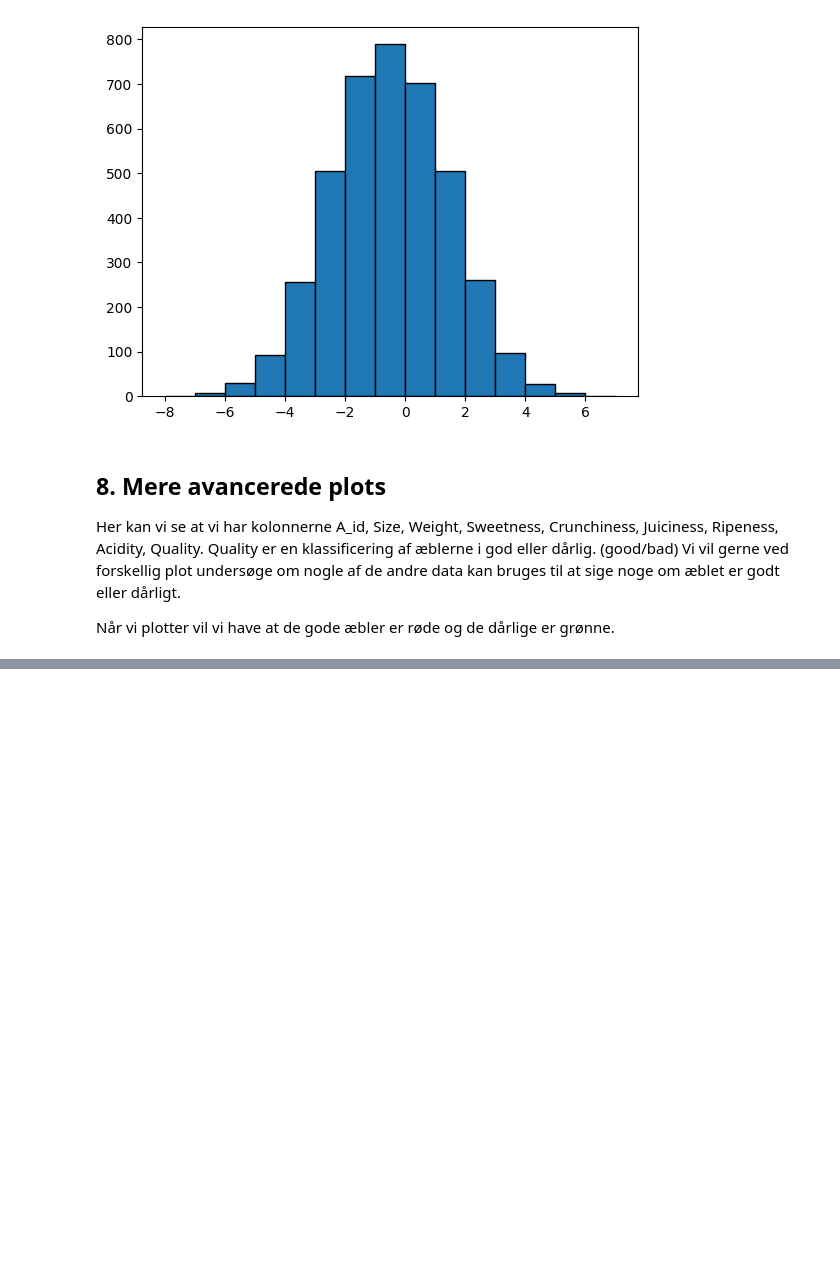
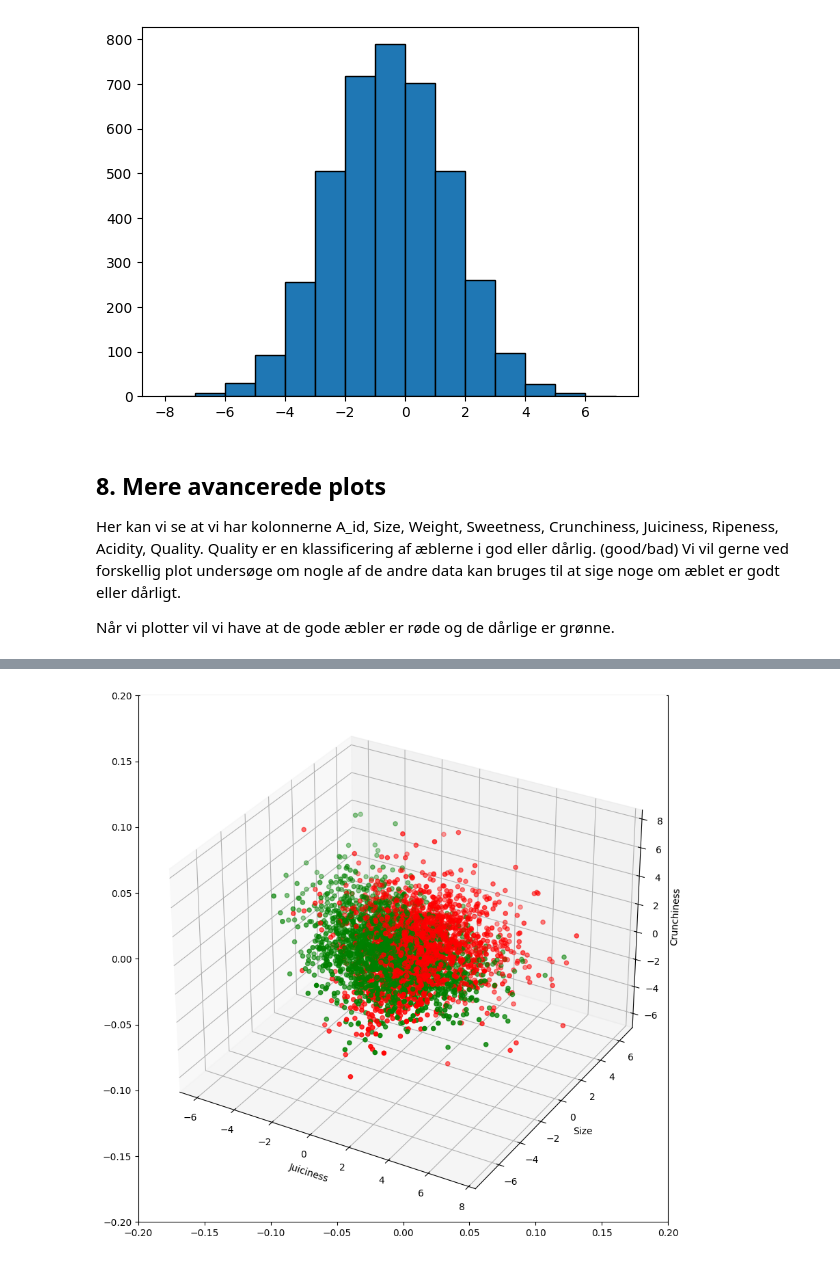
Before and after one commit to hchulvej/MachineLearning, a Jupyter notebook: Apples_elevark_test.ipynb, the cells around one changed output, grey strips where cells are left out. Saved outputs shown, nothing was run; the diff lists cells and outputs as text; code cells hidden in the pictures; blank space fills up the shorter version.

```diff
--- a/Apples_elevark_test.ipynb
+++ b/Apples_elevark_test.ipynb
@@ -299,16 +301,18 @@ Når vi plotter vil vi have at de gode æbler er røde og de dårlige er grønne
 # %%
 # Vi kan også plotte 3 egenskaber op mod hinanden i et 3D-plot.
 # Bemærk, at 'df' nedenfor er den variabel, som indeholder vores DataFrame.
 # Husk at ændre navnet, hvis din hedder noget andet.
 # Der skal lidt flere linjers kode til. Fjern # fra de næste 8 linjer.
-# fig = plt.figure(figsize=(10,10))
-# plt.margins(x=1.5, y=1.5)
-# ax = fig.add_subplot(projection='3d')
-# ax.scatter(df['Juiciness'], df['Size'], df['Crunchiness'], c=colors)
-# ax.set_xlabel('Juiciness')
-# ax.set_ylabel('Size')
-# ax.set_zlabel('Crunchiness')
-# plt.show()
+fig = plt.figure(figsize=(10,10))
+plt.margins(x=1.5, y=1.5)
+ax = fig.add_subplot(projection='3d')
+ax.scatter(df['Juiciness'], df['Size'], df['Crunchiness'], c=colors)
+ax.set_xlabel('Juiciness')
+ax.set_ylabel('Size')
+ax.set_zlabel('Crunchiness')
+plt.show()
+# %% [output]
+[figure, added]
 # %%
 # Undersøg egenskaberne tre og tre ved at lave flere scatter plots som ovenstående.
 # %%
```
Also changed, not shown: parts of 4 cells of this notebook.
